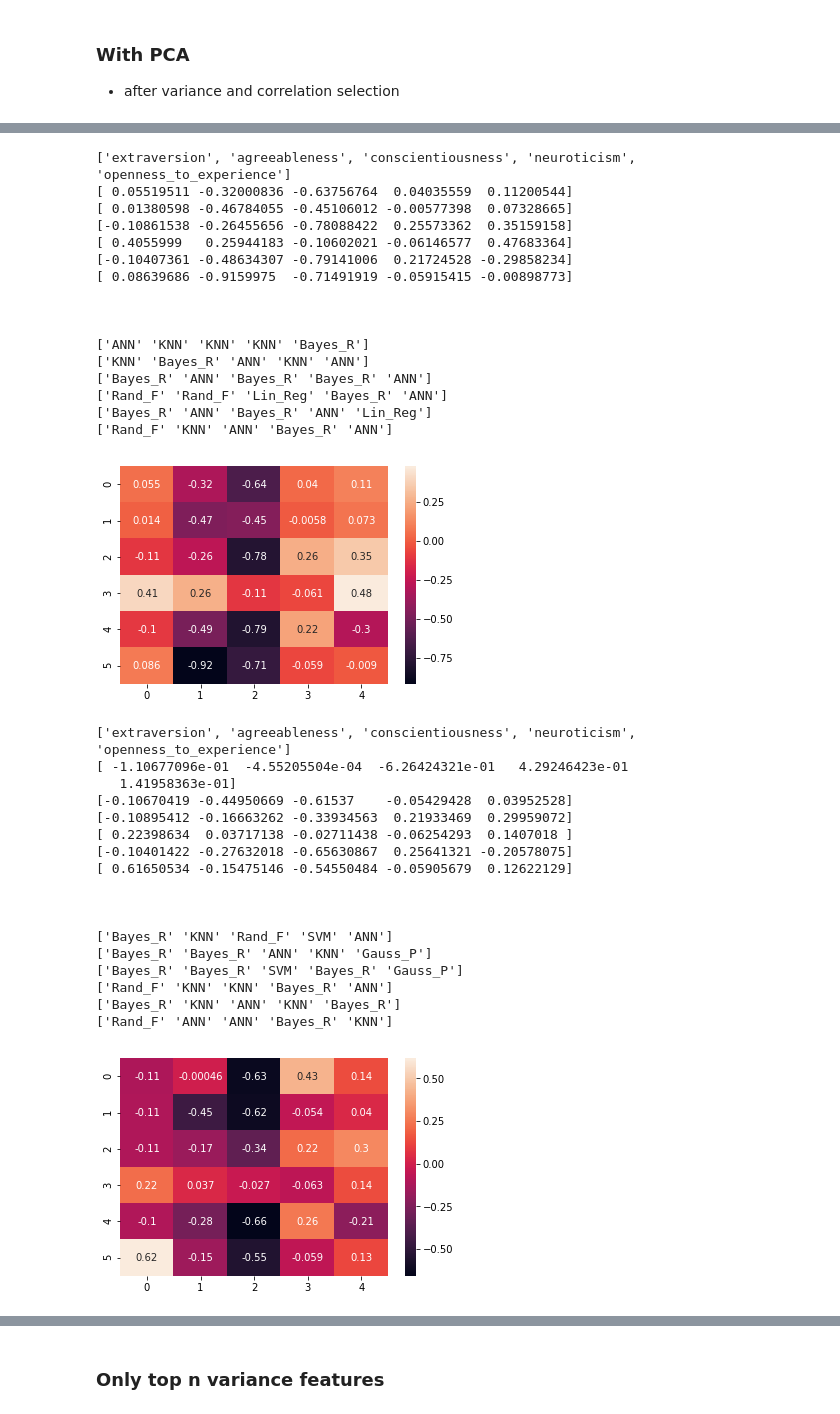
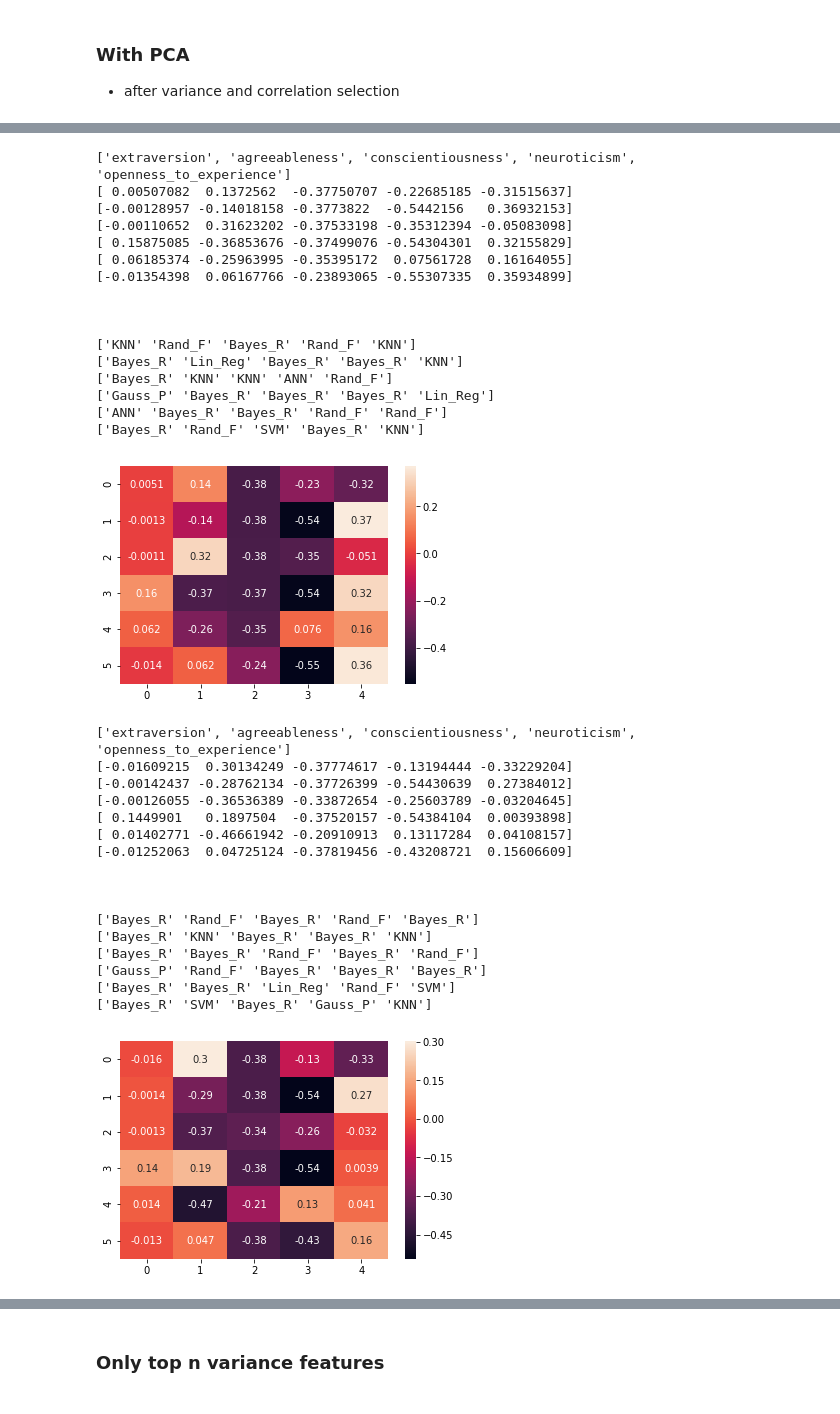
Before and after one commit to stallmo/mrp_5, a Jupyter notebook: notebooks/FeatureSelection.ipynb, the cells around one changed output, grey strips where cells are left out. Drawn from its saved outputs; the diff is of its cells as text; code cells hidden in the pictures.

```diff
--- a/notebooks/FeatureSelection.ipynb
+++ b/notebooks/FeatureSelection.ipynb
@@ -62,5 +62,5 @@ regression_per_task.main(path_to_pickle='../pickle_data/feature_dataframes/all_f
 # %%
-regression_per_task.main(path_to_pickle='../pickle_data/feature_dataframes/all_features_per_task.p',
+regression_per_task.main(path_to_pickle='../pickle_data/feature_dataframes/all_features_per_task_w_sensor.p',
                          test_size=0.2,
                          print_extended=False,
                          pca=True,
@@ -69,47 +69,46 @@ regression_per_task.main(path_to_pickle='../pickle_data/feature_dataframes/all_f
                          variance_features = None)
 # %% [output]
 ['extraversion', 'agreeableness', 'conscientiousness', 'neuroticism', 'openness_to_experience']
-[ 0.05519511 -0.32000836 -0.63756764  0.04035559  0.11200544]
-[ 0.01380598 -0.46784055 -0.45106012 -0.00577398  0.07328665]
-[-0.10861538 -0.26455656 -0.78088422  0.25573362  0.35159158]
-[ 0.4055999   0.25944183 -0.10602021 -0.06146577  0.47683364]
-[-0.10407361 -0.48634307 -0.79141006  0.21724528 -0.29858234]
-[ 0.08639686 -0.9159975  -0.71491919 -0.05915415 -0.00898773]
+[ 0.00507082  0.1372562  -0.37750707 -0.22685185 -0.31515637]
+[-0.00128957 -0.14018158 -0.3773822  -0.5442156   0.36932153]
+[-0.00110652  0.31623202 -0.37533198 -0.35312394 -0.05083098]
+[ 0.15875085 -0.36853676 -0.37499076 -0.54304301  0.32155829]
+[ 0.06185374 -0.25963995 -0.35395172  0.07561728  0.16164055]
+[-0.01354398  0.06167766 -0.23893065 -0.55307335  0.35934899]
 
 
 
-['ANN' 'KNN' 'KNN' 'KNN' 'Bayes_R']
-['KNN' 'Bayes_R' 'ANN' 'KNN' 'ANN']
-['Bayes_R' 'ANN' 'Bayes_R' 'Bayes_R' 'ANN']
-['Rand_F' 'Rand_F' 'Lin_Reg' 'Bayes_R' 'ANN']
-['Bayes_R' 'ANN' 'Bayes_R' 'ANN' 'Lin_Reg']
-['Rand_F' 'KNN' 'ANN' 'Bayes_R' 'ANN']
+['KNN' 'Rand_F' 'Bayes_R' 'Rand_F' 'KNN']
+['Bayes_R' 'Lin_Reg' 'Bayes_R' 'Bayes_R' 'KNN']
+['Bayes_R' 'KNN' 'KNN' 'ANN' 'Rand_F']
+['Gauss_P' 'Bayes_R' 'Bayes_R' 'Bayes_R' 'Lin_Reg']
+['ANN' 'Bayes_R' 'Bayes_R' 'Rand_F' 'Rand_F']
+['Bayes_R' 'Rand_F' 'SVM' 'Bayes_R' 'KNN']
-[figure, old version]
+[figure, new version]
 # %%
-regression_per_task.main(path_to_pickle='../pickle_data/feature_dataframes/all_features_per_task.p',
+regression_per_task.main(path_to_pickle='../pickle_data/feature_dataframes/all_features_per_task_w_sensor.p',
                          test_size=0.2,
                          print_extended=False,
                          pca=True,
                          n_pca_var=12,
                          n_pca_cor=12,
                          variance_features = None)
 # %% [output]
 ['extraversion', 'agreeableness', 'conscientiousness', 'neuroticism', 'openness_to_experience']
-[ -1.10677096e-01  -4.55205504e-04  -6.26424321e-01   4.29246423e-01
-   1.41958363e-01]
-[-0.10670419 -0.44950669 -0.61537    -0.05429428  0.03952528]
-[-0.10895412 -0.16663262 -0.33934563  0.21933469  0.29959072]
-[ 0.22398634  0.03717138 -0.02711438 -0.06254293  0.1407018 ]
-[-0.10401422 -0.27632018 -0.65630867  0.25641321 -0.20578075]
-[ 0.61650534 -0.15475146 -0.54550484 -0.05905679  0.12622129]
+[-0.01609215  0.30134249 -0.37774617 -0.13194444 -0.33229204]
+[-0.00142437 -0.28762134 -0.37726399 -0.54430639  0.27384012]
+[-0.00126055 -0.36536389 -0.33872654 -0.25603789 -0.03204645]
+[ 0.1449901   0.1897504  -0.37520157 -0.54384104  0.00393898]
+[ 0.01402771 -0.46661942 -0.20910913  0.13117284  0.04108157]
+[-0.01252063  0.04725124 -0.37819456 -0.43208721  0.15606609]
 
 
 
-['Bayes_R' 'KNN' 'Rand_F' 'SVM' 'ANN']
-['Bayes_R' 'Bayes_R' 'ANN' 'KNN' 'Gauss_P']
-['Bayes_R' 'Bayes_R' 'SVM' 'Bayes_R' 'Gauss_P']
-['Rand_F' 'KNN' 'KNN' 'Bayes_R' 'ANN']
-['Bayes_R' 'KNN' 'ANN' 'KNN' 'Bayes_R']
-['Rand_F' 'ANN' 'ANN' 'Bayes_R' 'KNN']
+['Bayes_R' 'Rand_F' 'Bayes_R' 'Rand_F' 'Bayes_R']
+['Bayes_R' 'KNN' 'Bayes_R' 'Bayes_R' 'KNN']
+['Bayes_R' 'Bayes_R' 'Rand_F' 'Bayes_R' 'Rand_F']
+['Gauss_P' 'Rand_F' 'Bayes_R' 'Bayes_R' 'Bayes_R']
+['Bayes_R' 'Bayes_R' 'Lin_Reg' 'Rand_F' 'SVM']
+['Bayes_R' 'SVM' 'Bayes_R' 'Gauss_P' 'KNN']
-[figure, old version]
+[figure, new version]
 # %%
```
Also changed, not shown: parts of 12 cells of this notebook, 2 other files.
